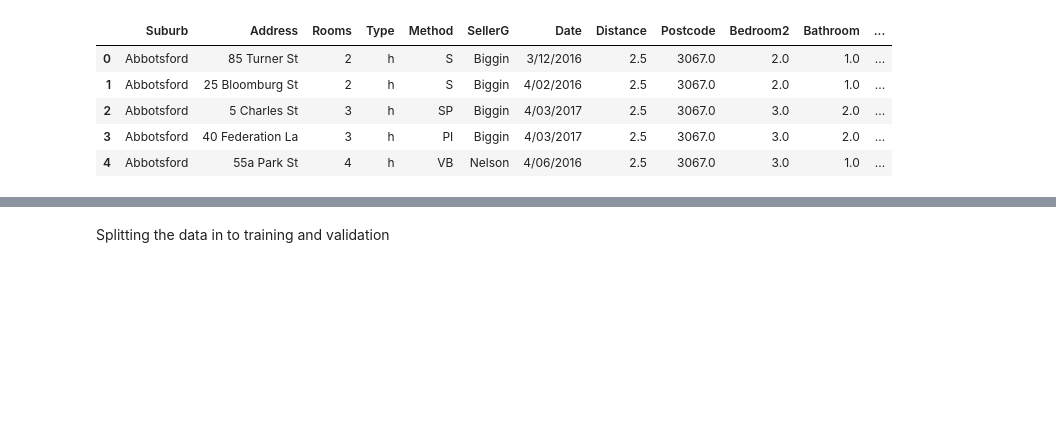
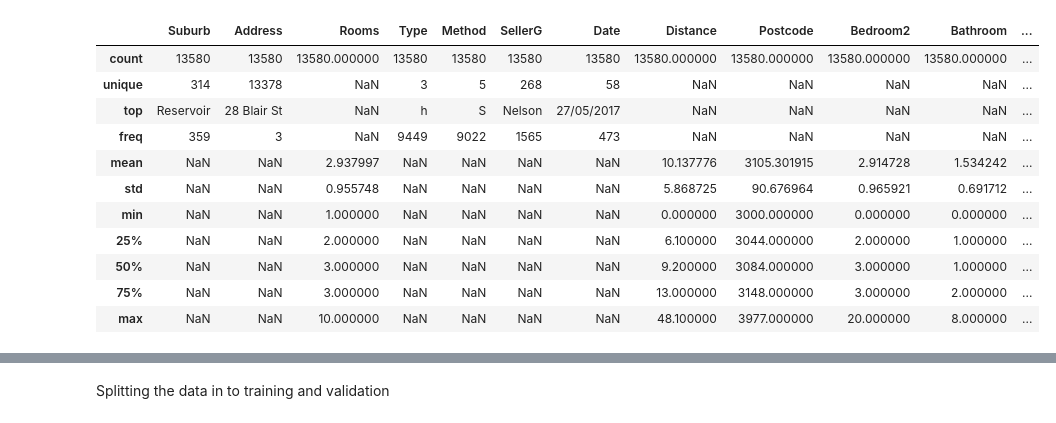
Before and after one commit to Senjucasie/HousePricePrediction, a Jupyter notebook: Takingcareof categorical values/CategoricalVariables.ipynb, the cells around one changed output, grey strips where cells are left out. Cells and saved outputs as stored; diff of their text form; code cells hidden in the pictures; blank space fills up the shorter version.

```diff
--- a/Takingcareof categorical values/CategoricalVariables.ipynb
+++ b/Takingcareof categorical values/CategoricalVariables.ipynb
@@ -5,13 +5,19 @@ import matplotlib.pyplot as plt
 # %%
 Data=pd.read_csv('melb_data.csv')
 Data.head()
 Y=Data.Price
 X=Data.drop('Price',axis=1)
-X.head()
+X.describe(include='all')
 # %% [output]
 |  | Suburb | Address | Rooms | Type | Method | SellerG | Date | Distance | Postcode | Bedroom2 | Bathroom | ... |
-| 0 | Abbotsford | 85 Turner St | 2 | h | S | Biggin | 3/12/2016 | 2.5 | 3067.0 | 2.0 | 1.0 | ... |
-| 1 | Abbotsford | 25 Bloomburg St | 2 | h | S | Biggin | 4/02/2016 | 2.5 | 3067.0 | 2.0 | 1.0 | ... |
-| 2 | Abbotsford | 5 Charles St | 3 | h | SP | Biggin | 4/03/2017 | 2.5 | 3067.0 | 3.0 | 2.0 | ... |
-| 3 | Abbotsford | 40 Federation La | 3 | h | PI | Biggin | 4/03/2017 | 2.5 | 3067.0 | 3.0 | 2.0 | ... |
-| 4 | Abbotsford | 55a Park St | 4 | h | VB | Nelson | 4/06/2016 | 2.5 | 3067.0 | 3.0 | 1.0 | ... |
+| count | 13580 | 13580 | 13580.000000 | 13580 | 13580 | 13580 | 13580 | 13580.000000 | 13580.000000 | 13580.000000 | 13580.000000 | ... |
+| unique | 314 | 13378 | NaN | 3 | 5 | 268 | 58 | NaN | NaN | NaN | NaN | ... |
+| top | Reservoir | 28 Blair St | NaN | h | S | Nelson | 27/05/2017 | NaN | NaN | NaN | NaN | ... |
+| freq | 359 | 3 | NaN | 9449 | 9022 | 1565 | 473 | NaN | NaN | NaN | NaN | ... |
+| mean | NaN | NaN | 2.937997 | NaN | NaN | NaN | NaN | 10.137776 | 3105.301915 | 2.914728 | 1.534242 | ... |
+| std | NaN | NaN | 0.955748 | NaN | NaN | NaN | NaN | 5.868725 | 90.676964 | 0.965921 | 0.691712 | ... |
+| min | NaN | NaN | 1.000000 | NaN | NaN | NaN | NaN | 0.000000 | 3000.000000 | 0.000000 | 0.000000 | ... |
+| 25% | NaN | NaN | 2.000000 | NaN | NaN | NaN | NaN | 6.100000 | 3044.000000 | 2.000000 | 1.000000 | ... |
+| 50% | NaN | NaN | 3.000000 | NaN | NaN | NaN | NaN | 9.200000 | 3084.000000 | 3.000000 | 1.000000 | ... |
+| 75% | NaN | NaN | 3.000000 | NaN | NaN | NaN | NaN | 13.000000 | 3148.000000 | 3.000000 | 2.000000 | ... |
+| max | NaN | NaN | 10.000000 | NaN | NaN | NaN | NaN | 48.100000 | 3977.000000 | 20.000000 | 8.000000 | ... |
```
Also changed, not shown: parts of 7 cells of this notebook.
